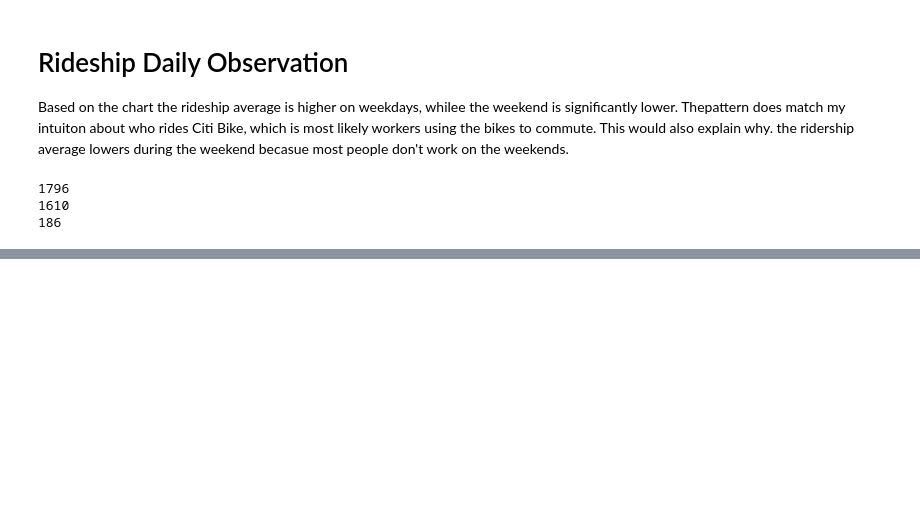
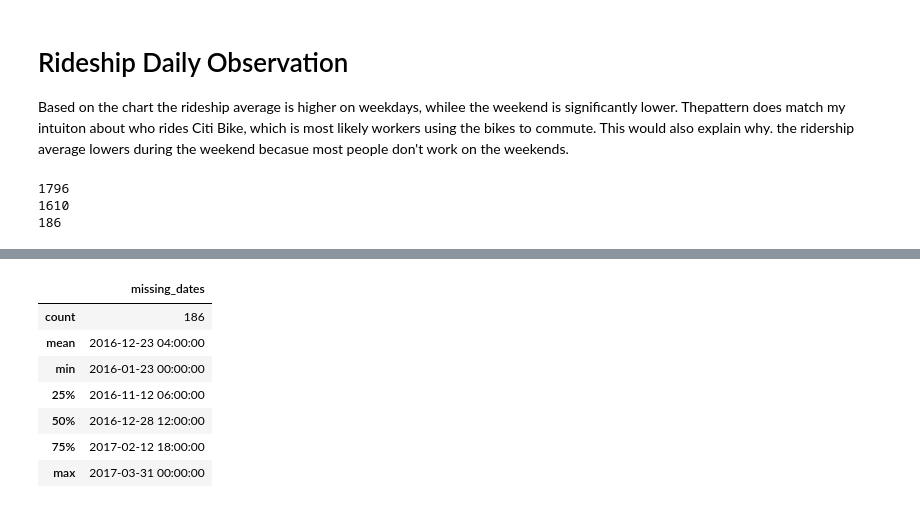
Before and after one commit to Sheryl122/citibike-ridership-model, a Jupyter notebook: code/eda.ipynb, the cells around one changed output, grey strips where cells are left out. Saved outputs shown, nothing was run; the diff lists cells and outputs as text; code cells hidden in the pictures; blank space fills up the shorter version.

```diff
--- a/code/eda.ipynb
+++ b/code/eda.ipynb
@@ -202,3 +202,10 @@ print(missing_days)
 1796
 1610
 186
+# %%
+missing_dates = []
+for date in range_by_date:
+    if date not in df['ride_date'].values:
+        missing_dates.append(date)
+
+print(missing_dates)
@@ -204,0 +214,12 @@ print(missing_days)
+# %%
+missing_df = pd.DataFrame({'missing_dates': missing_dates})
+missing_df.describe()
+# %% [output]
+|  | missing_dates |
+| count | 186 |
+| mean | 2016-12-23 04:00:00 |
+| min | 2016-01-23 00:00:00 |
+| 25% | 2016-11-12 06:00:00 |
+| 50% | 2016-12-28 12:00:00 |
+| 75% | 2017-02-12 18:00:00 |
+| max | 2017-03-31 00:00:00 |
```
Also changed, not shown: parts of 4 cells of this notebook.
